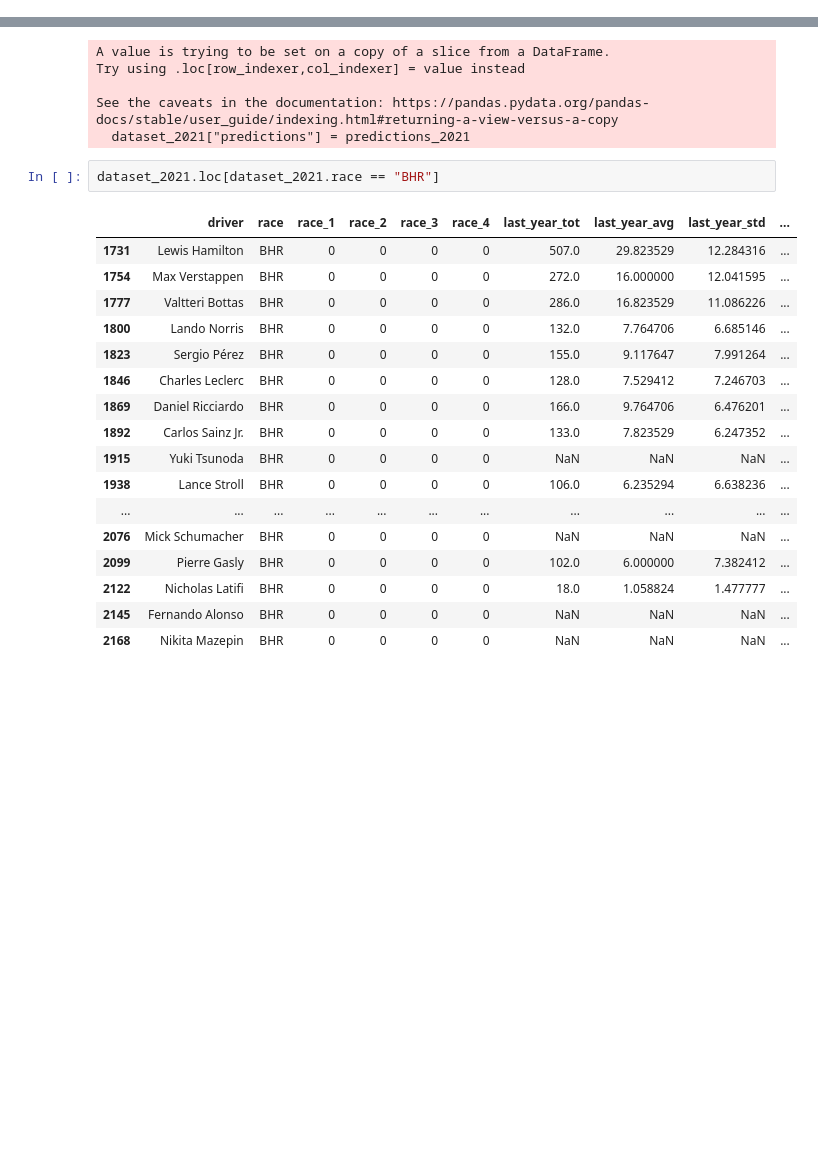
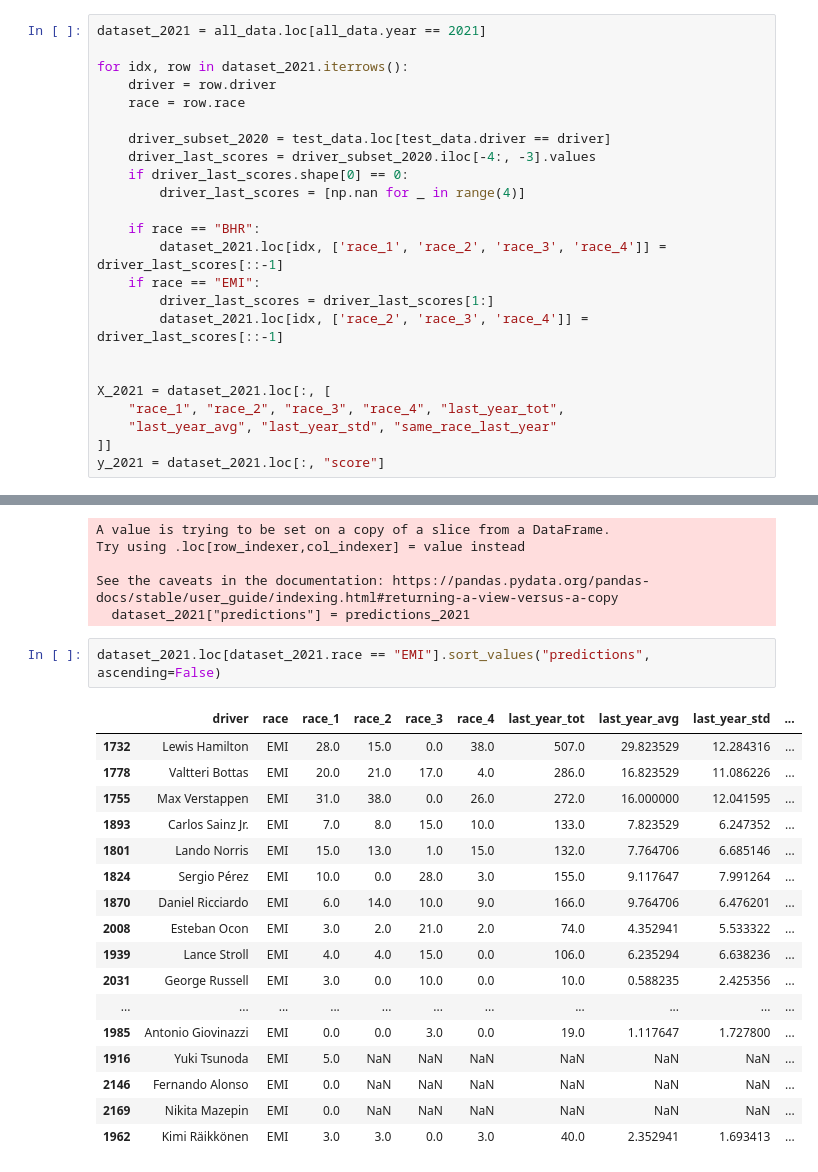
Before and after one commit to trentwoodbury/f1-simulator, a Jupyter notebook: modeling.ipynb, the cells around one changed output, grey strips where cells are left out. Cells and saved outputs as stored; diff of their text form; blank space fills up the shorter version.

Commit message:
get Emilia Romagna predictions

```diff
--- a/modeling.ipynb
+++ b/modeling.ipynb
@@ -90,2 +83,26 @@ test_data.sample(30)
 # %% [markdown]
 # 2021 Predictions
+# %%
+dataset_2021 = all_data.loc[all_data.year == 2021]
+
+for idx, row in dataset_2021.iterrows():
+    driver = row.driver
+    race = row.race
+
+    driver_subset_2020 = test_data.loc[test_data.driver == driver]
+    driver_last_scores = driver_subset_2020.iloc[-4:, -3].values
+    if driver_last_scores.shape[0] == 0:
+        driver_last_scores = [np.nan for _ in range(4)]
+
+    if race == "BHR":
+        dataset_2021.loc[idx, ['race_1', 'race_2', 'race_3', 'race_4']] = driver_last_scores[::-1]
+    if race == "EMI":
+        driver_last_scores = driver_last_scores[1:]
+        dataset_2021.loc[idx, ['race_2', 'race_3', 'race_4']] = driver_last_scores[::-1]
+
+
+X_2021 = dataset_2021.loc[:, [
+    "race_1", "race_2", "race_3", "race_4", "last_year_tot",
+    "last_year_avg", "last_year_std", "same_race_last_year"
+]]
+y_2021 = dataset_2021.loc[:, "score"]
@@ -99,22 +122,22 @@ Try using .loc[row_indexer,col_indexer] = value instead
 See the caveats in the documentation: https://pandas.pydata.org/pandas-docs/stable/user_guide/indexing.html#returning-a-view-versus-a-copy
   dataset_2021["predictions"] = predictions_2021
 # %%
-dataset_2021.loc[dataset_2021.race == "BHR"]
+dataset_2021.loc[dataset_2021.race == "EMI"].sort_values("predictions", ascending=False)
 # %% [output]
 |  | driver | race | race_1 | race_2 | race_3 | race_4 | last_year_tot | last_year_avg | last_year_std | ... |
-| 1731 | Lewis Hamilton | BHR | 0 | 0 | 0 | 0 | 507.0 | 29.823529 | 12.284316 | ... |
-| 1754 | Max Verstappen | BHR | 0 | 0 | 0 | 0 | 272.0 | 16.000000 | 12.041595 | ... |
-| 1777 | Valtteri Bottas | BHR | 0 | 0 | 0 | 0 | 286.0 | 16.823529 | 11.086226 | ... |
-| 1800 | Lando Norris | BHR | 0 | 0 | 0 | 0 | 132.0 | 7.764706 | 6.685146 | ... |
-| 1823 | Sergio Pérez | BHR | 0 | 0 | 0 | 0 | 155.0 | 9.117647 | 7.991264 | ... |
-| 1846 | Charles Leclerc | BHR | 0 | 0 | 0 | 0 | 128.0 | 7.529412 | 7.246703 | ... |
-| 1869 | Daniel Ricciardo | BHR | 0 | 0 | 0 | 0 | 166.0 | 9.764706 | 6.476201 | ... |
-| 1892 | Carlos Sainz Jr. | BHR | 0 | 0 | 0 | 0 | 133.0 | 7.823529 | 6.247352 | ... |
-| 1915 | Yuki Tsunoda | BHR | 0 | 0 | 0 | 0 | NaN | NaN | NaN | ... |
-| 1938 | Lance Stroll | BHR | 0 | 0 | 0 | 0 | 106.0 | 6.235294 | 6.638236 | ... |
+| 1732 | Lewis Hamilton | EMI | 28.0 | 15.0 | 0.0 | 38.0 | 507.0 | 29.823529 | 12.284316 | ... |
+| 1778 | Valtteri Bottas | EMI | 20.0 | 21.0 | 17.0 | 4.0 | 286.0 | 16.823529 | 11.086226 | ... |
+| 1755 | Max Verstappen | EMI | 31.0 | 38.0 | 0.0 | 26.0 | 272.0 | 16.000000 | 12.041595 | ... |
+| 1893 | Carlos Sainz Jr. | EMI | 7.0 | 8.0 | 15.0 | 10.0 | 133.0 | 7.823529 | 6.247352 | ... |
+| 1801 | Lando Norris | EMI | 15.0 | 13.0 | 1.0 | 15.0 | 132.0 | 7.764706 | 6.685146 | ... |
+| 1824 | Sergio Pérez | EMI | 10.0 | 0.0 | 28.0 | 3.0 | 155.0 | 9.117647 | 7.991264 | ... |
+| 1870 | Daniel Ricciardo | EMI | 6.0 | 14.0 | 10.0 | 9.0 | 166.0 | 9.764706 | 6.476201 | ... |
+| 2008 | Esteban Ocon | EMI | 3.0 | 2.0 | 21.0 | 2.0 | 74.0 | 4.352941 | 5.533322 | ... |
+| 1939 | Lance Stroll | EMI | 4.0 | 4.0 | 15.0 | 0.0 | 106.0 | 6.235294 | 6.638236 | ... |
+| 2031 | George Russell | EMI | 3.0 | 0.0 | 10.0 | 0.0 | 10.0 | 0.588235 | 2.425356 | ... |
 | ... | ... | ... | ... | ... | ... | ... | ... | ... | ... | ... |
-| 2076 | Mick Schumacher | BHR | 0 | 0 | 0 | 0 | NaN | NaN | NaN | ... |
-| 2099 | Pierre Gasly | BHR | 0 | 0 | 0 | 0 | 102.0 | 6.000000 | 7.382412 | ... |
-| 2122 | Nicholas Latifi | BHR | 0 | 0 | 0 | 0 | 18.0 | 1.058824 | 1.477777 | ... |
-| 2145 | Fernando Alonso | BHR | 0 | 0 | 0 | 0 | NaN | NaN | NaN | ... |
-| 2168 | Nikita Mazepin | BHR | 0 | 0 | 0 | 0 | NaN | NaN | NaN | ... |
+| 1985 | Antonio Giovinazzi | EMI | 0.0 | 0.0 | 3.0 | 0.0 | 19.0 | 1.117647 | 1.727800 | ... |
+| 1916 | Yuki Tsunoda | EMI | 5.0 | NaN | NaN | NaN | NaN | NaN | NaN | ... |
+| 2146 | Fernando Alonso | EMI | 0.0 | NaN | NaN | NaN | NaN | NaN | NaN | ... |
+| 2169 | Nikita Mazepin | EMI | 0.0 | NaN | NaN | NaN | NaN | NaN | NaN | ... |
+| 1962 | Kimi Räikkönen | EMI | 3.0 | 3.0 | 0.0 | 3.0 | 40.0 | 2.352941 | 1.693413 | ... |
```
Also changed, not shown: parts of 5 cells of this notebook, 1 other file.
